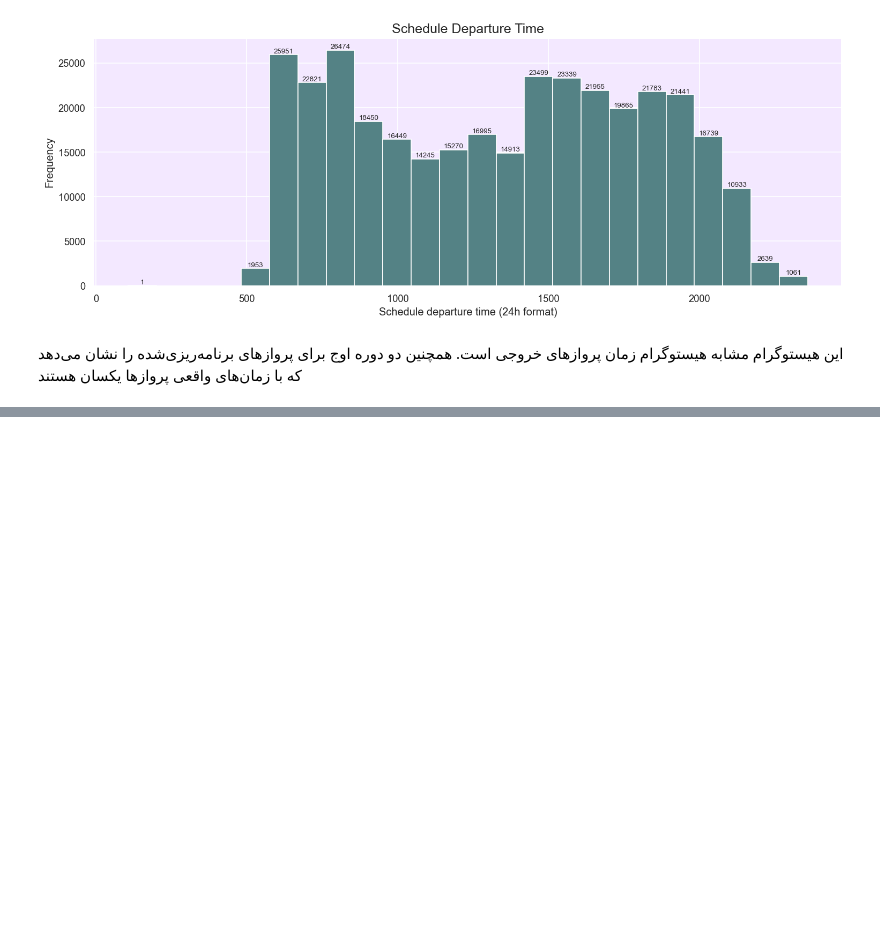
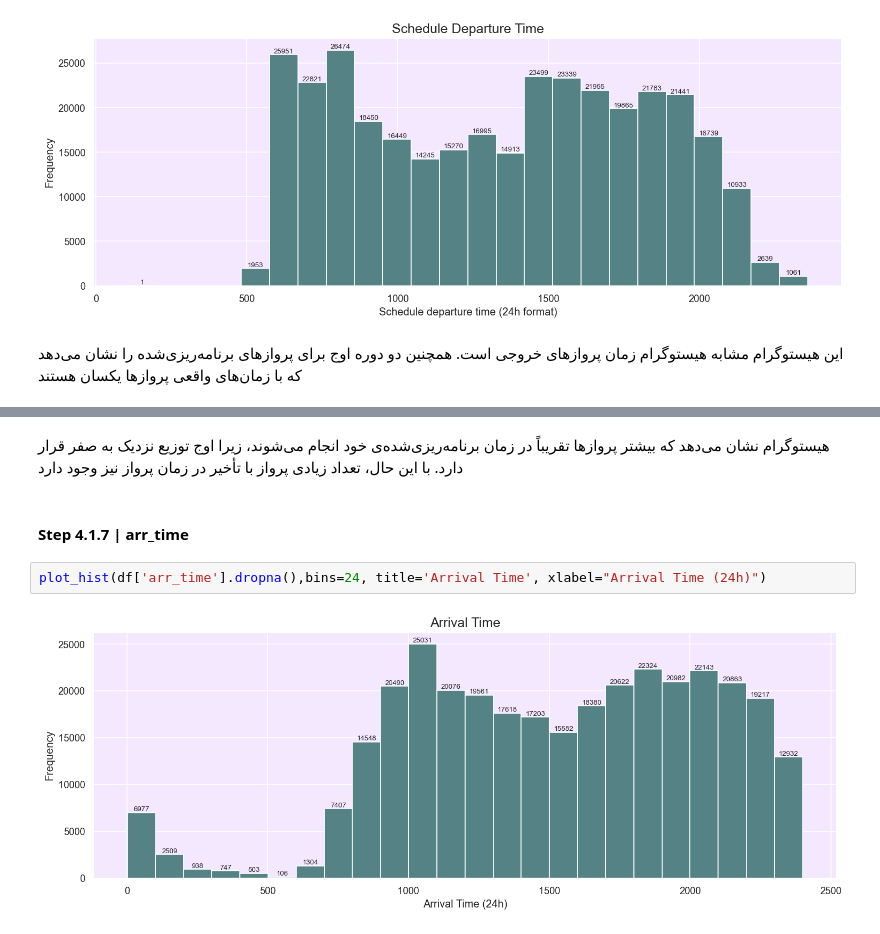
Before and after one commit to ar3haa/EDA-Preprocessing-For-Flights-Data, a Jupyter notebook: data_analysis_for _flights_data.ipynb, the cells around one changed output, grey strips where cells are left out. Cells and saved outputs as stored; diff of their text form; blank space fills up the shorter version.

```diff
--- a/data_analysis_for _flights_data.ipynb
+++ b/data_analysis_for _flights_data.ipynb
@@ -167,0 +174,8 @@ plot_hist(df['sched_dep_time'],bins=24,title='Schedule Departure Time' , xlabel=
+# %% [markdown]
+هیستوگرام نشان می‌دهد که بیشتر پروازها تقریباً در زمان برنامه‌ریزی‌شده‌ی خود انجام می‌شوند، زیرا اوج توزیع نزدیک به صفر قرار دارد. با این حال، تعداد زیادی پرواز با تأخیر در زمان پرواز نیز وجود دارد
+# %% [markdown]
+#### Step 4.1.7 | arr_time
+# %%
+plot_hist(df['arr_time'].dropna(),bins=24, title='Arrival Time', xlabel="Arrival Time (24h)")
+# %% [output]
+[figure, added]
```
Also changed, not shown: parts of 33 cells of this notebook.
